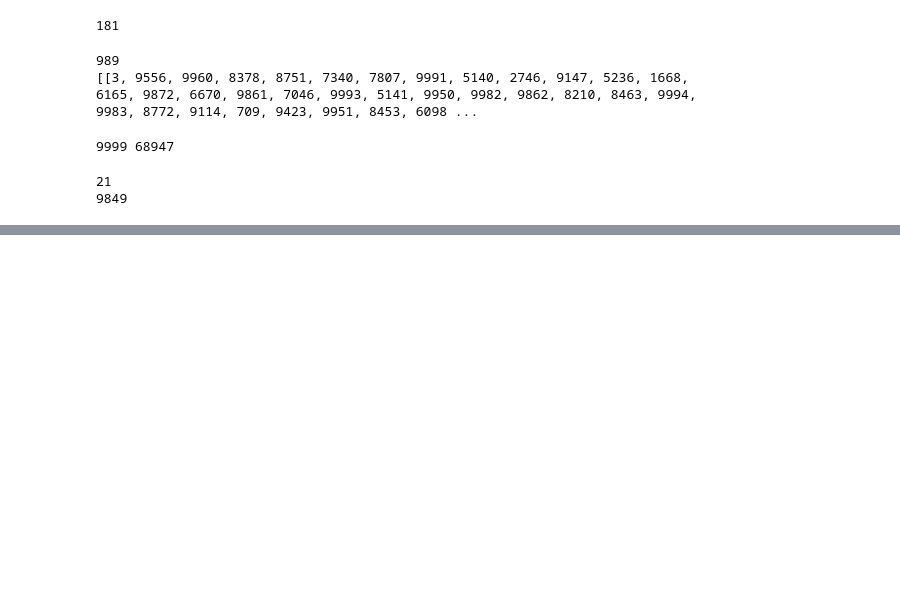
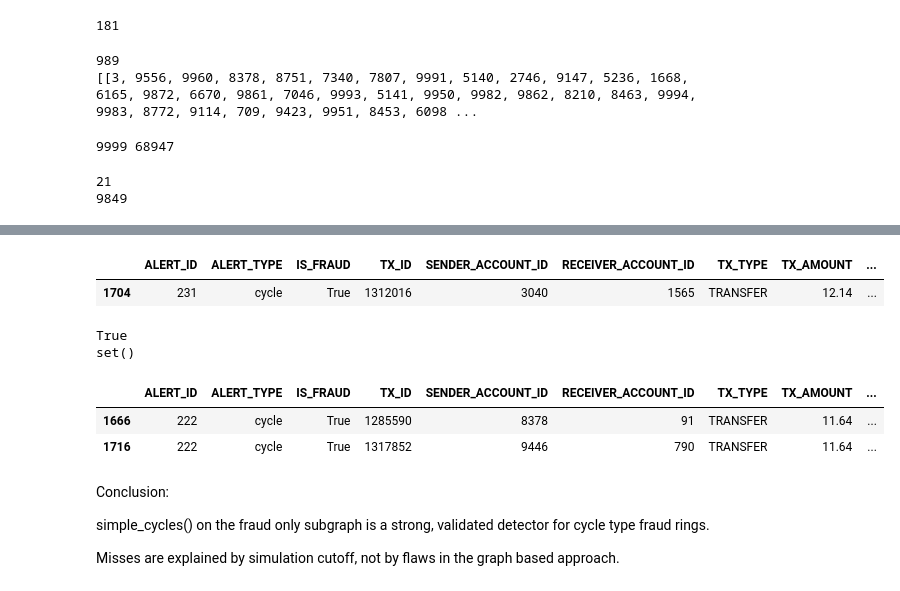
Before and after one commit to Roopanshi-Marwaha/Fraud_Ring_Detection, a Jupyter notebook: Fraud_Ring_Detection.ipynb, the cells around one changed output, grey strips where cells are left out. Drawn from its saved outputs; the diff is of its cells as text; code cells hidden in the pictures; blank space fills up the shorter version.

Commit message:
Validate: simple_cycles on fraud subgraph matches 186/192 known cycle rings (97%)

```diff
--- a/Fraud_Ring_Detection.ipynb
+++ b/Fraud_Ring_Detection.ipynb
@@ -472,0 +552,39 @@ print(max(len(c) for c in sccs))          # sabse bada group kitna bada hai
+# %%
+# checking: kya yeh wahi edge case ring hai jo humne pehle dekha tha (ALERT_ID 231)
+alerts[alerts['ALERT_ID'] == 231]
+
+# Confirmed yeh wahi ALERT_ID = 231 wala edge case hai jo humne bahut pehle dekha tha. Timestamp = 198, matlab simulation ke end ke bahut kareeb, ring poora complete hone se pehle hi simulation khatam ho gaya, isliye sirf 1 transaction record hua (3040 → 1565), poora cycle kabhi bana hi nahi.
+#so not a real miss
+# %% [output]
+|  | ALERT_ID | ALERT_TYPE | IS_FRAUD | TX_ID | SENDER_ACCOUNT_ID | RECEIVER_ACCOUNT_ID | TX_TYPE | TX_AMOUNT | ... |
+| 1704 | 231 | cycle | True | 1312016 | 3040 | 1565 | TRANSFER | 12.14 | ... |
+# %%
+test_ring = {8378, 91, 9446, 790}
+print(test_ring.issubset(set(fraud_account_ids)))
+print(test_ring - set(fraud_account_ids))
+
+# Ring ke accounts sab fraud list mein hain (True), aur missing set khaali hai
+# matlab yeh wajah nahi hai iske miss hone ki.
+# %% [output]
+True
+set()
+# %%
+# is ring ka ALERT_ID dhoond rahe alerts.csv se
+alerts[alerts['SENDER_ACCOUNT_ID'].isin(test_ring) & alerts['RECEIVER_ACCOUNT_ID'].isin(test_ring)]
+
+#  same story
+#   ALERT_ID 222: only 2 disconnected transactions recorded (8378->91 at t=194,9446->790 at t=199)
+#   middle transactions of the ring never happened because simulation ended.
+#   Again a simulation boundary artifact, not a bug in our method.
+#   Remaining misses likely follow the same pattern (rings near timestamp 200that got cut off before completing)
+# %% [output]
+|  | ALERT_ID | ALERT_TYPE | IS_FRAUD | TX_ID | SENDER_ACCOUNT_ID | RECEIVER_ACCOUNT_ID | TX_TYPE | TX_AMOUNT | ... |
+| 1666 | 222 | cycle | True | 1285590 | 8378 | 91 | TRANSFER | 11.64 | ... |
+| 1716 | 222 | cycle | True | 1317852 | 9446 | 790 | TRANSFER | 11.64 | ... |
+# %% [markdown]
+Conclusion:
+
+simple_cycles() on the fraud only subgraph is a strong, validated
+detector for cycle type fraud rings.
+
+Misses are explained by simulation cutoff, not by flaws in the graph based approach.
```
Also changed, not shown: parts of 7 cells of this notebook.
